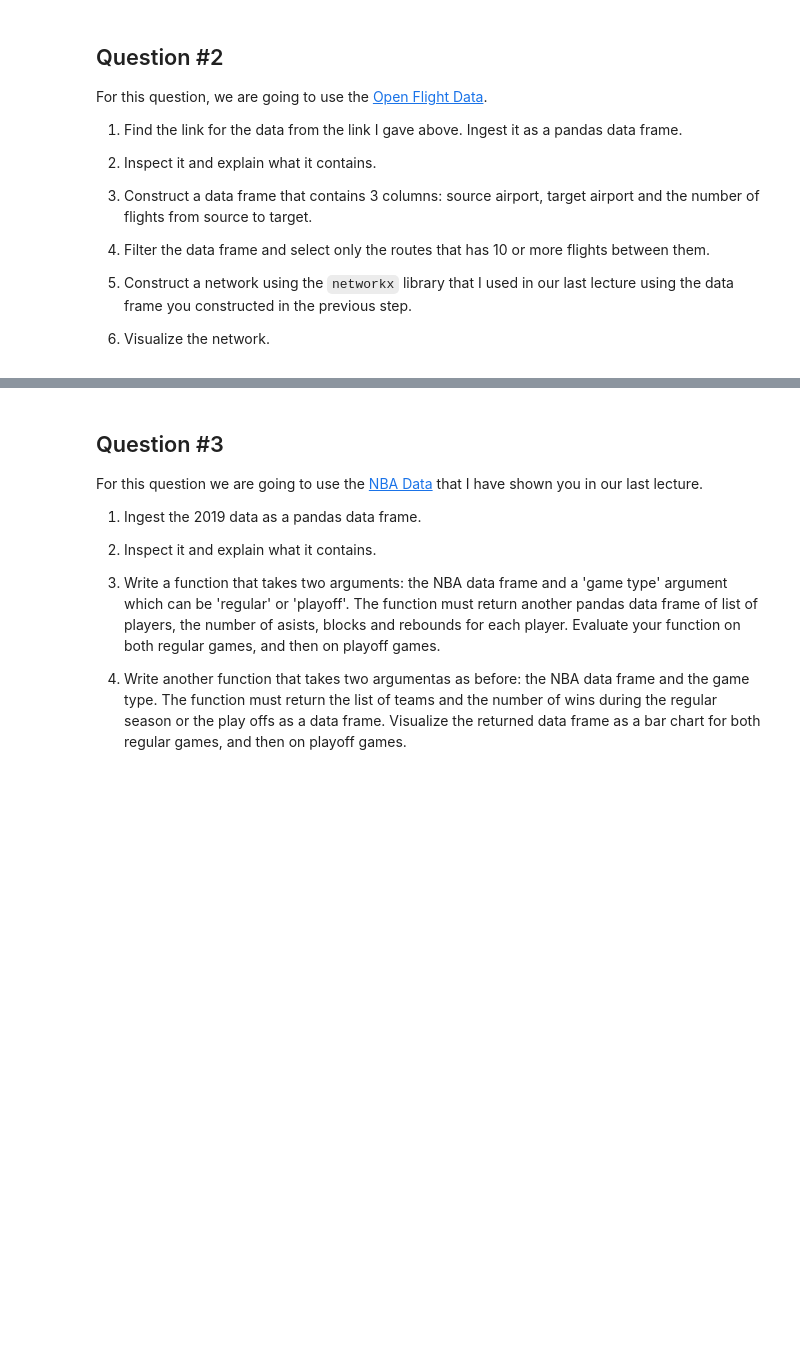
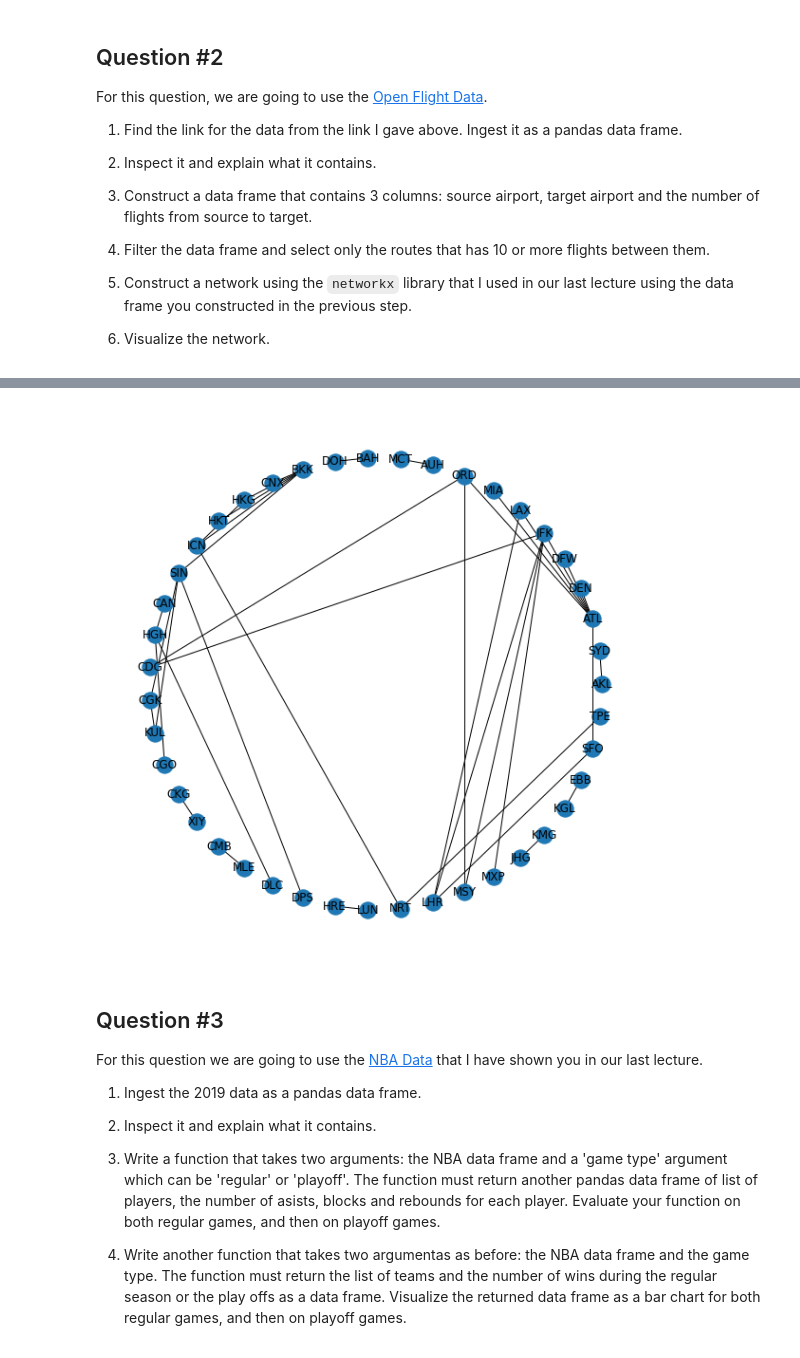
Before and after one commit to kaygun/2022-Spring-MAT381E, a Jupyter notebook: HW2/HW2.ipynb, the cells around one changed output, grey strips where cells are left out. Saved outputs shown, nothing was run; the diff lists cells and outputs as text; code cells hidden in the pictures; blank space fills up the shorter version.

```diff
--- a/HW2/HW2.ipynb
+++ b/HW2/HW2.ipynb
@@ -32,3 +135,6 @@ For this question, we are going to use the [Open Flight Data](https://openflight
 5. Construct a network using the `networkx` library that I used in our last lecture using the data frame you constructed in the previous step.
 
 6. Visualize the network.
+# %%
+flight = pd.read_csv('https://raw.githubusercontent.com/jpatokal/openflights/master/data/routes.dat',header=None)
+flight
@@ -35,3 +155,12 @@ For this question, we are going to use the [Open Flight Data](https://openflight
+# %%
+res = flight.groupby([2,4])[0].count()
+edges = res.index[res>9]
+graph = nx.from_edgelist(edges)
+
+plt.figure(figsize=(8,8))
+nx.draw(graph, pos=nx.circular_layout(graph), with_labels=True)
+# %% [output]
+[figure, added]
 # %% [markdown]
 ## Question #3
 
```
Also changed, not shown: parts of 17 cells of this notebook.
